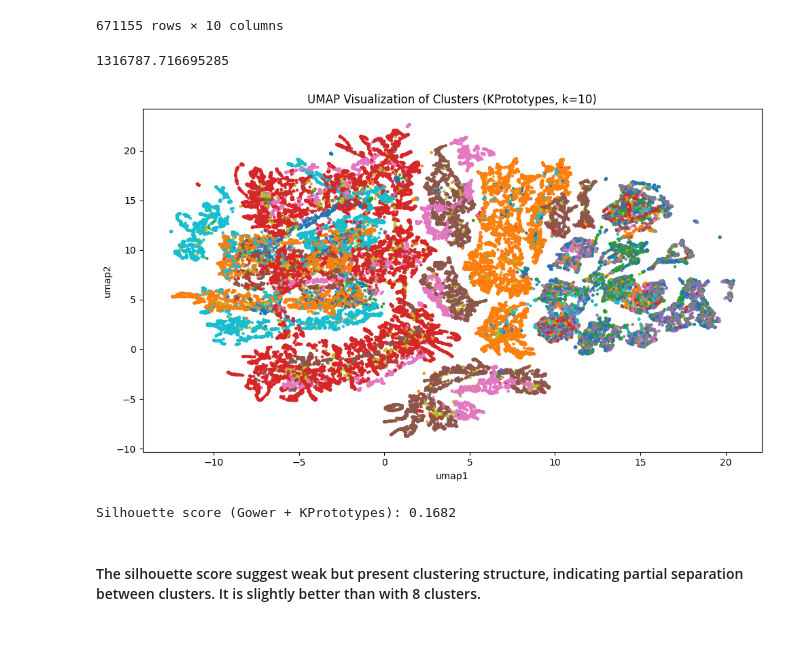
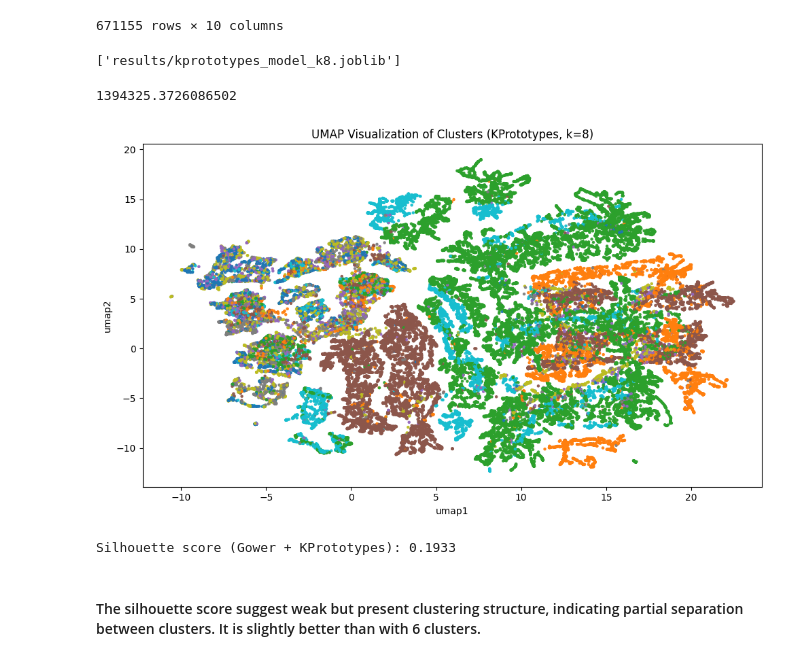
Before and after one commit to djurdjam02/DataMiningProject, a Jupyter notebook: clustering1.ipynb, the cells around one changed output. Drawn from its saved outputs; the diff is of its cells as text; code cells hidden in the pictures.

Commit message:
added kprototypes model saving

```diff
--- a/clustering1.ipynb
+++ b/clustering1.ipynb
@@ -109,33 +110,36 @@ kprot_df
 # %%
 from kmodes.kprototypes import KPrototypes
 
-kproto = KPrototypes(n_clusters= 10, init='Cao')
+kproto = KPrototypes(n_clusters=8, init='Cao')
 clusters = kproto.fit_predict(kprot_df.to_numpy(), categorical=categorical_cols_indices)
+joblib.dump(kproto, 'results/kprototypes_model_k8.joblib')
+# %% [output]
+['results/kprototypes_model_k8.joblib']
 # %%
 print(kproto.cost_)
 # %% [output]
-1316787.716695285
+1394325.3726086502
 # %%
 # Visualization of the clustering on sampled data
 sample_indices = df_umap_sample.index
 clusters_sample = np.array(clusters)[sample_indices]
 
 plt.figure(figsize=(10, 6))
 plt.scatter(
     embedding[:, 0],
     embedding[:, 1],
     c=clusters_sample,
     cmap='tab10',
     s=5,
     alpha=0.9
 )
-plt.title('UMAP Visualization of Clusters (KPrototypes, k=10)')
+plt.title('UMAP Visualization of Clusters (KPrototypes, k=8)')
 plt.xlabel('umap1')
 plt.ylabel('umap2')
 plt.tight_layout()
 plt.show()
 # %% [output]
-[figure, old version]
+[figure, new version]
 # %%
 import gower
 from sklearn.metrics import silhouette_score
@@ -149,6 +153,6 @@ sil_score = silhouette_score(gower_dist, clusters_sample, metric='precomputed')
 
 print(f"Silhouette score (Gower + KPrototypes): {sil_score:.4f}")
 # %% [output]
-Silhouette score (Gower + KPrototypes): 0.1682
+Silhouette score (Gower + KPrototypes): 0.1933
 # %% [markdown]
-#### The silhouette score suggest weak but present clustering structure, indicating partial separation between clusters. It is slightly better than with 8 clusters.
+#### The silhouette score suggest weak but present clustering structure, indicating partial separation between clusters. It is slightly better than with 6 clusters.
```
Also changed, not shown: parts of 3 cells of this notebook.
